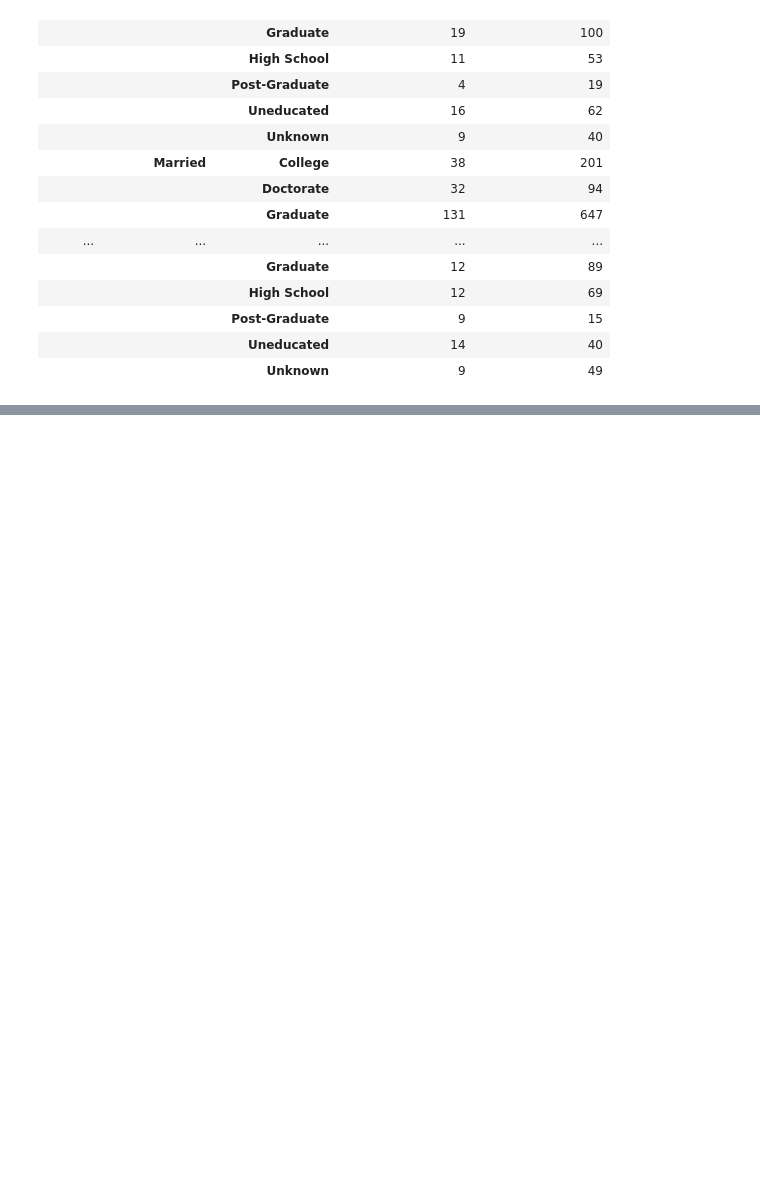
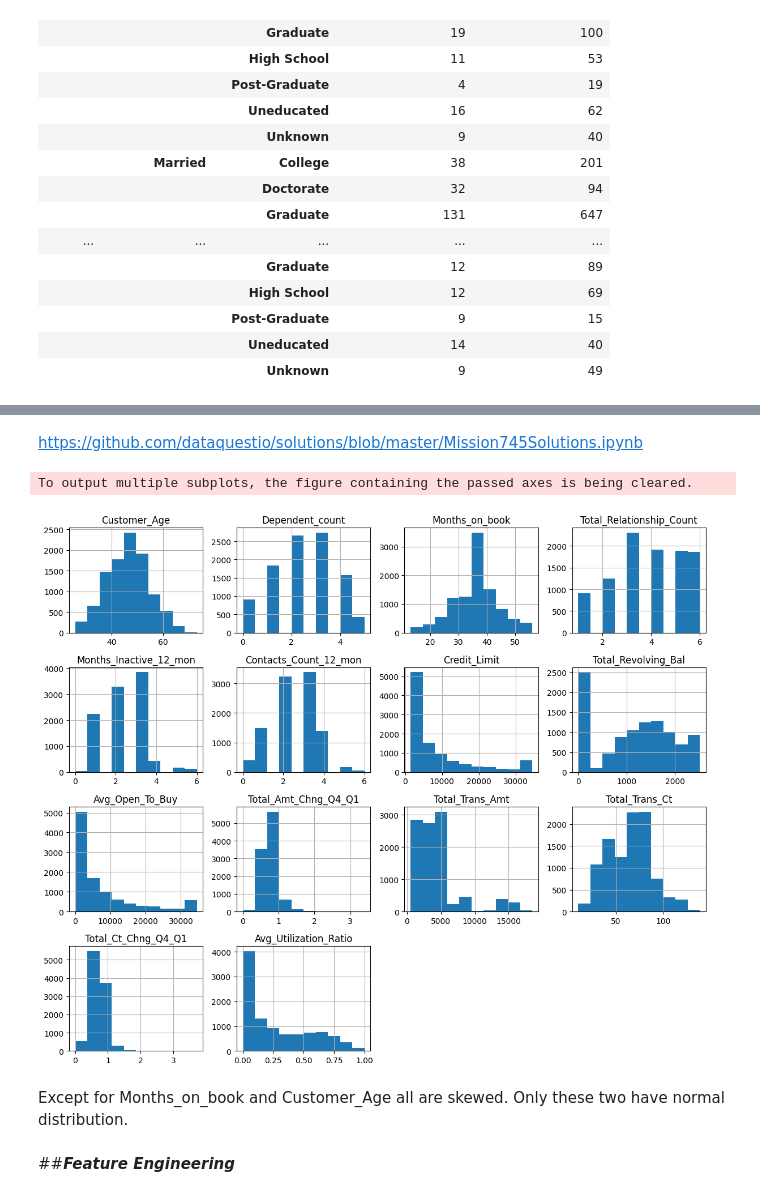
Before and after one commit to arpitsharma27/CreditCard_Segmentation, a Jupyter notebook: CreditCard_Segmentation.ipynb, the cells around one changed output, grey strips where cells are left out. Cells and saved outputs as stored; diff of their text form; code cells hidden in the pictures; blank space fills up the shorter version.

```diff
--- a/CreditCard_Segmentation.ipynb
+++ b/CreditCard_Segmentation.ipynb
@@ -137,0 +158,14 @@ df.describe()
+# %% [markdown]
+https://github.com/dataquestio/solutions/blob/master/Mission745Solutions.ipynb
+# %%
+fig, ax = plt.subplots(figsize=(12, 10))
+df_corr.hist(ax=ax)
+plt.tight_layout()
+plt.show()
+# %% [output]
+To output multiple subplots, the figure containing the passed axes is being cleared.
+[figure, added]
+# %% [markdown]
+Except for Months_on_book and Customer_Age all are skewed. Only these two have normal distribution.
+# %% [markdown]
+##***Feature Engineering***
```
Also changed, not shown: parts of 13 cells of this notebook.
